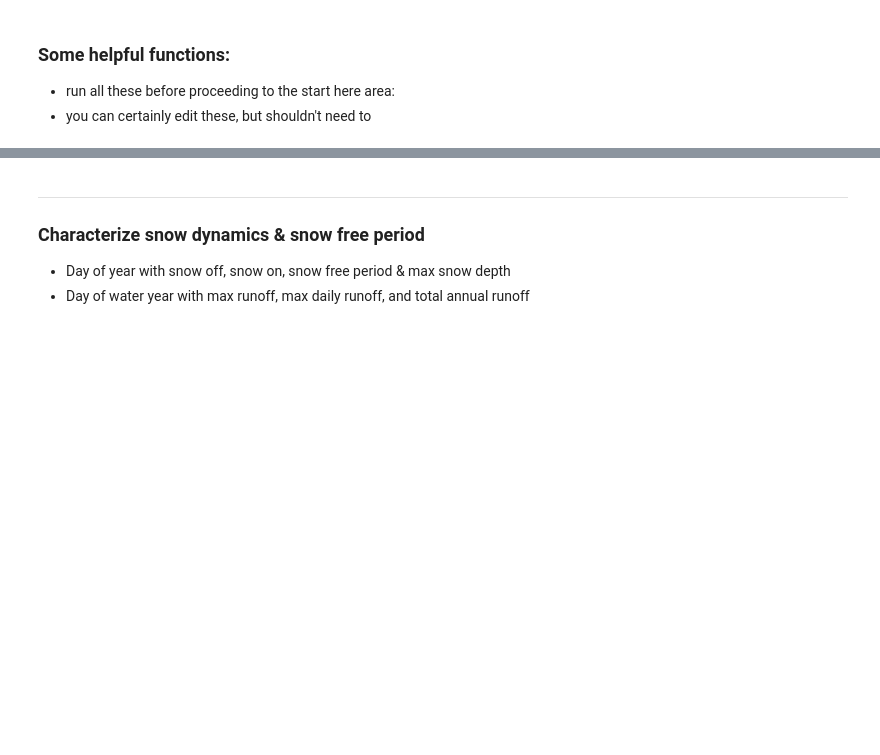
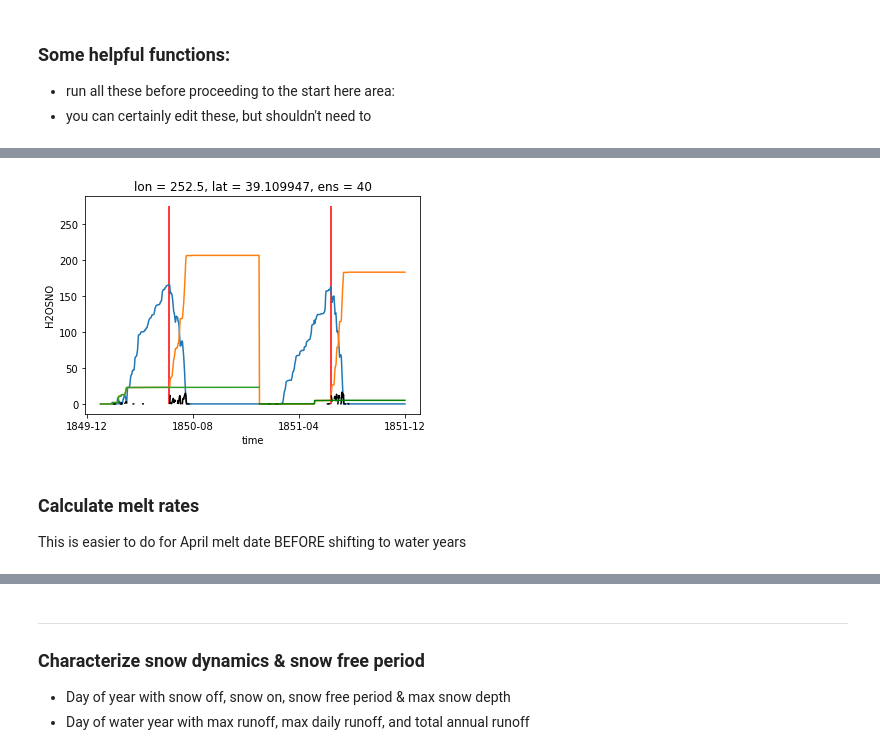
Before and after one commit to wwieder/cesm-lens, a Jupyter notebook: notebooks/lens2_VernalWindow.ipynb, the cells around one changed output, grey strips where cells are left out. Cells and saved outputs as stored; diff of their text form; code cells hidden in the pictures; blank space fills up the shorter version.

```diff
--- a/notebooks/lens2_VernalWindow.ipynb
+++ b/notebooks/lens2_VernalWindow.ipynb
@@ -599,0 +440,34 @@ Attributes: (0)
+# %%
+plat, plon, site =  39 , 253  , 'Crested Butte, CO'
+#plat, plon, site = 64.8, 212.4, 'Fairbanks, AK'
+temp = ds.sel(lat = plat, lon = plon, method='nearest').isel(ens=0)
+temp = temp.shift(time=-273)
+
+# claculate and plot melt (orange) from SWE (blue)
+melt = temp.H2OSNO.shift(time=1) - temp.H2OSNO
+melt = melt.where(melt>0)
+temp.H2OSNO.isel(time=slice(0,700)).plot(x='time');
+melt.isel(time=slice(0,700)).groupby('time.year') \
+    .apply(lambda c: c.cumsum(dim="time")).plot(x='time')
+melt.isel(time=slice(0,700)).plot(x='time', color='k') ;
+
+# calculate and plot max SWE day
+SWEmax = temp.H2OSNO.fillna(0).groupby('time.year') \
+    .apply(lambda c: c.argmax(dim="time",skipna=True))
+maxSWEday = temp.time.isel(time=slice(0,700))[SWEmax[0:2].values+ np.array([0,365])].values
+
+plt.vlines(maxSWEday,0,275,color='r')
+
+# sum melt before peak SWE
+melt2 = melt.where(melt.time<maxSWEday[0])
+melt2.isel(time=slice(0,365)).groupby('time.year') \
+    .apply(lambda c: c.cumsum(dim="time")).plot(x='time')
+# This could be done better, but functional for now
+melt3 = melt.where(melt.time<maxSWEday[1])
+melt3.isel(time=slice(365,700)).groupby('time.year') \
+    .apply(lambda c: c.cumsum(dim="time")).plot(x='time',color='g');
+# %% [output]
+[figure, added]
+# %% [markdown]
+### Calculate melt rates
+This is easier to do for April melt date BEFORE shifting to water years
```
Also changed, not shown: parts of 63 cells of this notebook.
